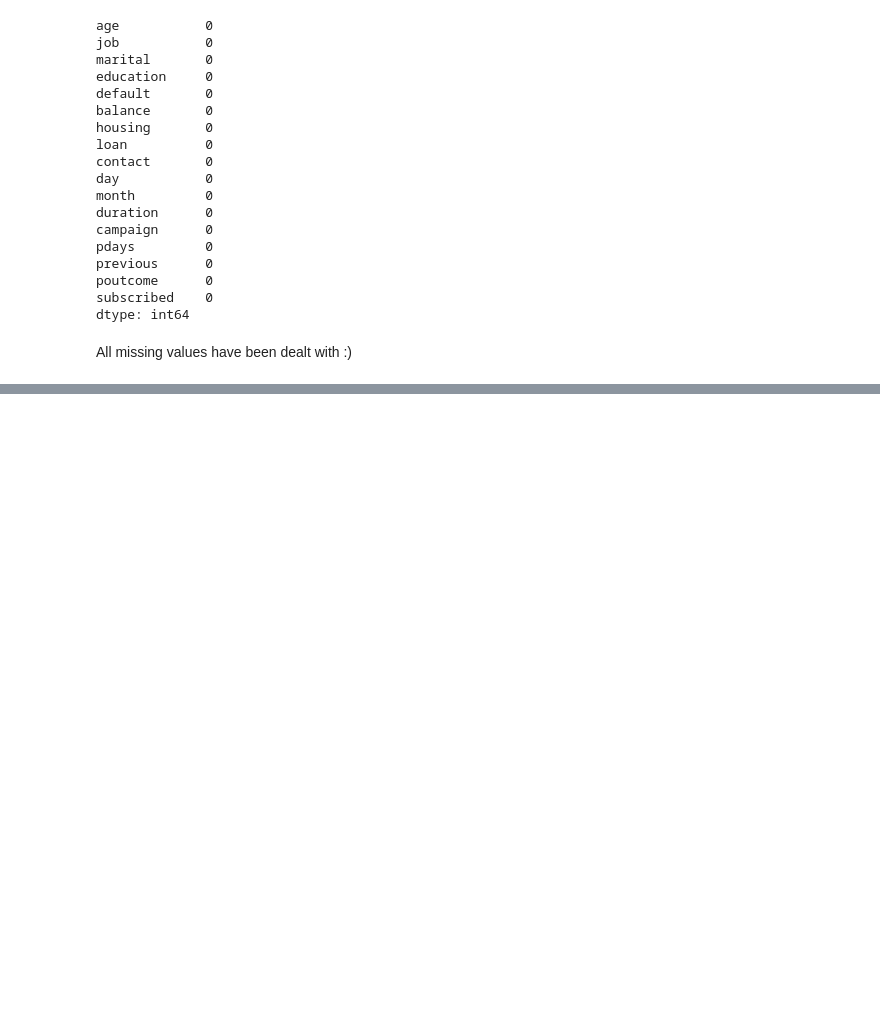
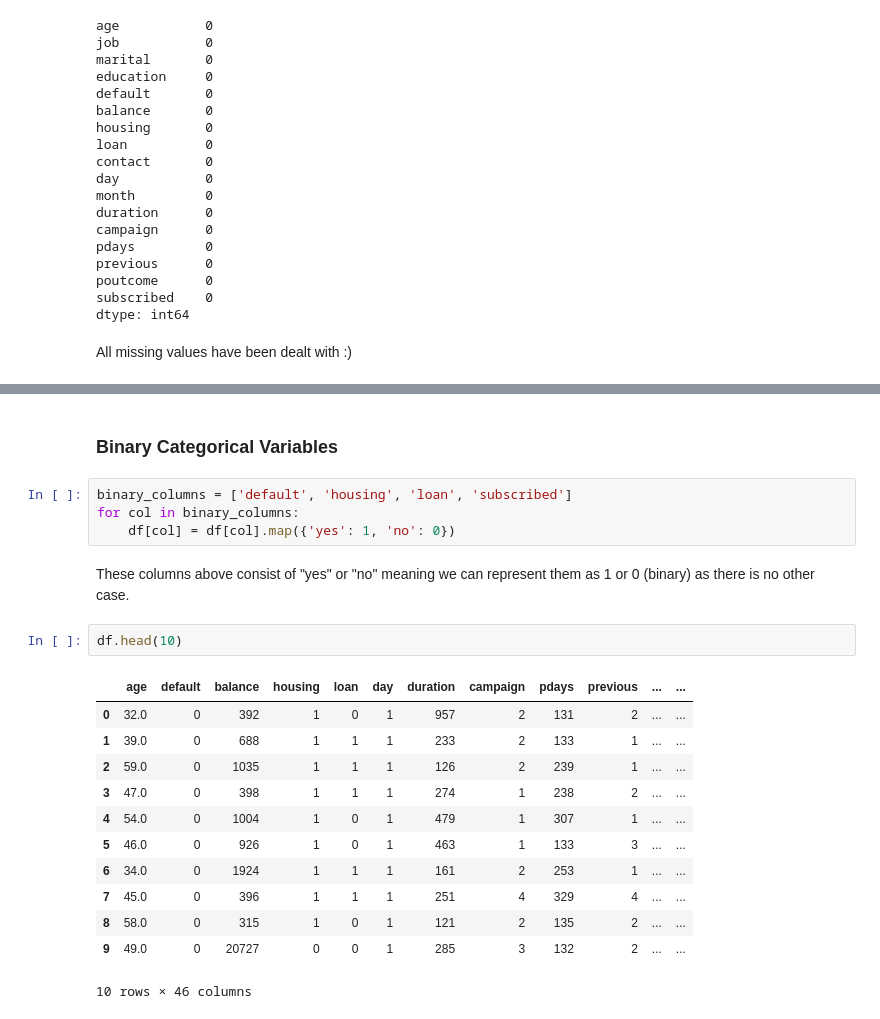
Before and after one commit to CraigPhayer/CS4168---DATA-MINING-LABS, a Jupyter notebook: Lab02/lab2.ipynb, the cells around one changed output, grey strips where cells are left out. Cells and saved outputs as stored; diff of their text form; blank space fills up the shorter version.

```diff
--- a/Lab02/lab2.ipynb
+++ b/Lab02/lab2.ipynb
@@ -213,0 +235,23 @@ Jobs have 12 unique values. We can encode these using one-hot encoding (For nomi
+# %% [markdown]
+### Binary Categorical Variables
+# %%
+binary_columns = ['default', 'housing', 'loan', 'subscribed']
+for col in binary_columns:
+    df[col] = df[col].map({'yes': 1, 'no': 0})
+# %% [markdown]
+These columns above consist of "yes" or "no" meaning we can represent them as 1 or 0 (binary) as there is no other case.
+# %%
+df.head(10)
+# %% [output]
+|  | age | default | balance | housing | loan | day | duration | campaign | pdays | previous | ... | ... |
+| 0 | 32.0 | 0 | 392 | 1 | 0 | 1 | 957 | 2 | 131 | 2 | ... | ... |
+| 1 | 39.0 | 0 | 688 | 1 | 1 | 1 | 233 | 2 | 133 | 1 | ... | ... |
+| 2 | 59.0 | 0 | 1035 | 1 | 1 | 1 | 126 | 2 | 239 | 1 | ... | ... |
+| 3 | 47.0 | 0 | 398 | 1 | 1 | 1 | 274 | 1 | 238 | 2 | ... | ... |
+| 4 | 54.0 | 0 | 1004 | 1 | 0 | 1 | 479 | 1 | 307 | 1 | ... | ... |
+| 5 | 46.0 | 0 | 926 | 1 | 0 | 1 | 463 | 1 | 133 | 3 | ... | ... |
+| 6 | 34.0 | 0 | 1924 | 1 | 1 | 1 | 161 | 2 | 253 | 1 | ... | ... |
+| 7 | 45.0 | 0 | 396 | 1 | 1 | 1 | 251 | 4 | 329 | 4 | ... | ... |
+| 8 | 58.0 | 0 | 315 | 1 | 0 | 1 | 121 | 2 | 135 | 2 | ... | ... |
+| 9 | 49.0 | 0 | 20727 | 0 | 0 | 1 | 285 | 3 | 132 | 2 | ... | ... |
+10 rows × 46 columns
```
Also changed, not shown: parts of 22 cells of this notebook.
